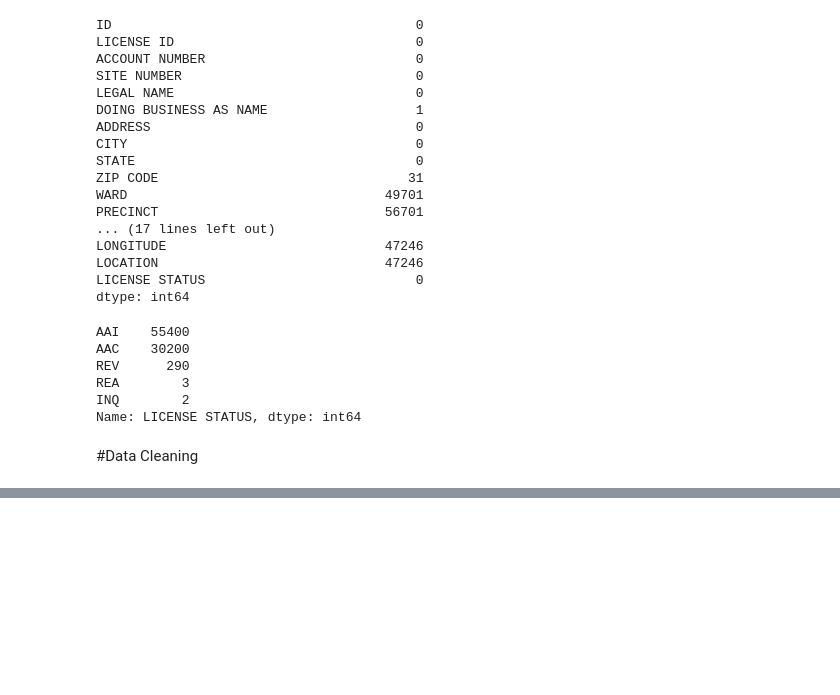
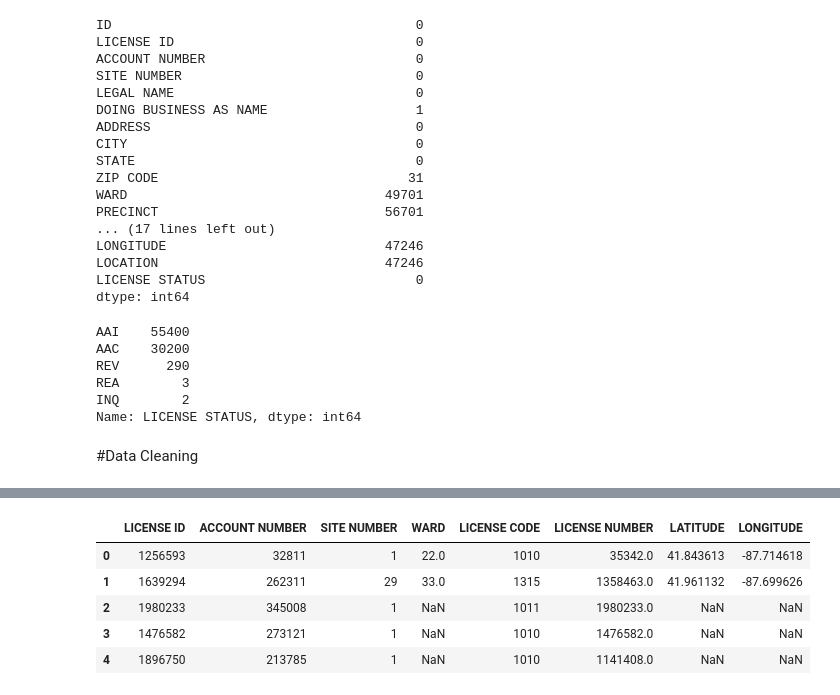
Before and after one commit to olive-green/data-science, a Jupyter notebook: hackathon-1/submission_file.ipynb, the cells around one changed output, grey strips where cells are left out. Saved outputs shown, nothing was run; the diff lists cells and outputs as text; code cells hidden in the pictures; blank space fills up the shorter version.

```diff
--- a/hackathon-1/submission_file.ipynb
+++ b/hackathon-1/submission_file.ipynb
@@ -94,0 +142,11 @@ Name: LICENSE STATUS, dtype: int64
+# %%
+# numeric var
+num_var=df.select_dtypes(include=["int64","float64"])
+num_var.head()
+# %% [output]
+|  | LICENSE ID | ACCOUNT NUMBER | SITE NUMBER | WARD | LICENSE CODE | LICENSE NUMBER | LATITUDE | LONGITUDE |
+| 0 | 1256593 | 32811 | 1 | 22.0 | 1010 | 35342.0 | 41.843613 | -87.714618 |
+| 1 | 1639294 | 262311 | 29 | 33.0 | 1315 | 1358463.0 | 41.961132 | -87.699626 |
+| 2 | 1980233 | 345008 | 1 | NaN | 1011 | 1980233.0 | NaN | NaN |
+| 3 | 1476582 | 273121 | 1 | NaN | 1010 | 1476582.0 | NaN | NaN |
+| 4 | 1896750 | 213785 | 1 | NaN | 1010 | 1141408.0 | NaN | NaN |
```
Also changed, not shown: parts of 29 cells of this notebook.
